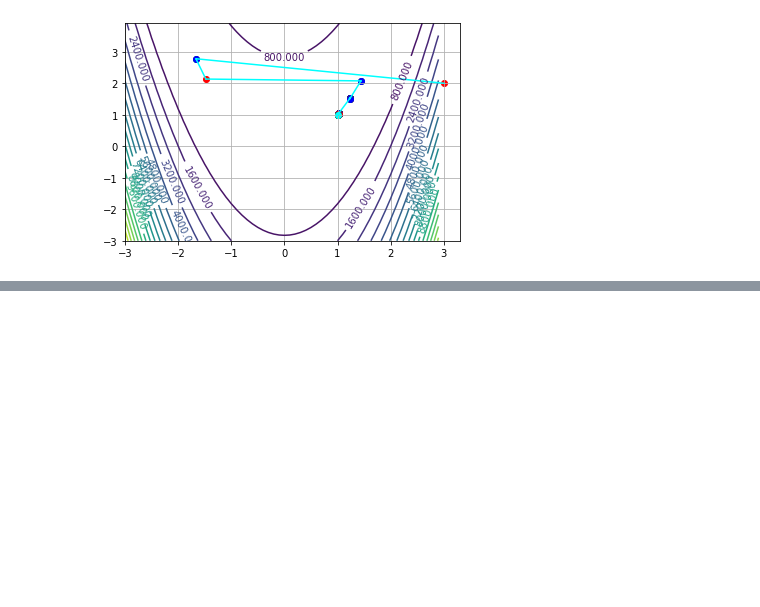
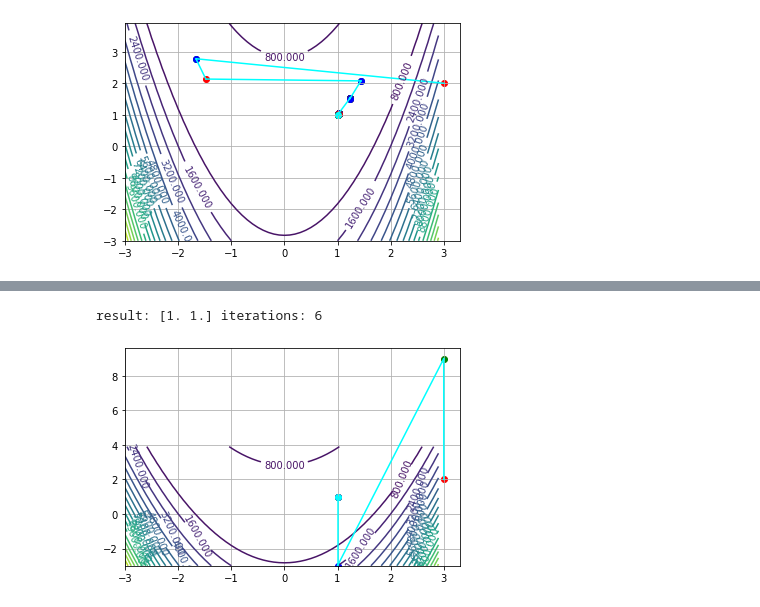
Before and after one commit to pool-party/optimization-methods, a Jupyter notebook: first-order/gradient_descent_plots.ipynb, the cells around one changed output, grey strips where cells are left out. Cells and saved outputs as stored; diff of their text form; code cells hidden in the pictures; blank space fills up the shorter version.

```diff
--- a/first-order/gradient_descent_plots.ipynb
+++ b/first-order/gradient_descent_plots.ipynb
@@ -232,0 +245,19 @@ result: [1.96715139 2.88611469] iterations: 8
+# %%
+def second_function_hess(args):
+    x = args[0]
+    y = args[1]
+    return np.array([[-400 * ((y - x ** 2) - 2 * x ** 2) + 2, -400 * x], [-400 * x, 200]])
+
+trace = newton(second_function, second_function_grad, second_function_hess, np.array([3, 2]), 1)
+
+make_level_lines_plot(trace,
+              second_function,
+              x_min=-3,
+              x_max=3,
+              y_min=-3,
+              y_max=4,
+              levels=20
+             )
+# %% [output]
+result: [1. 1.] iterations: 6
+[figure, added]
```
Also changed, not shown: parts of 9 cells of this notebook.
